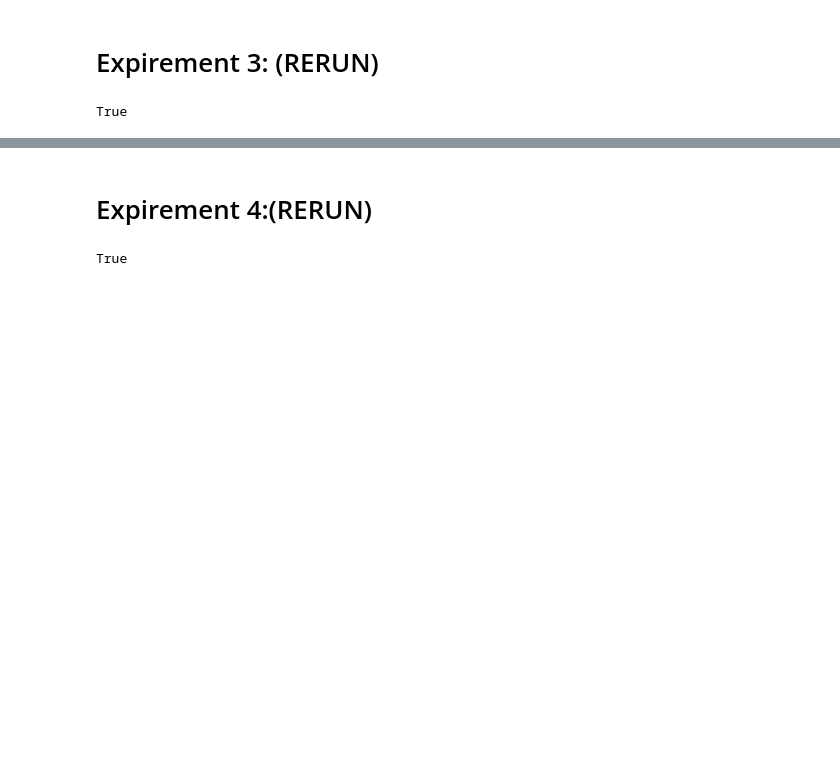
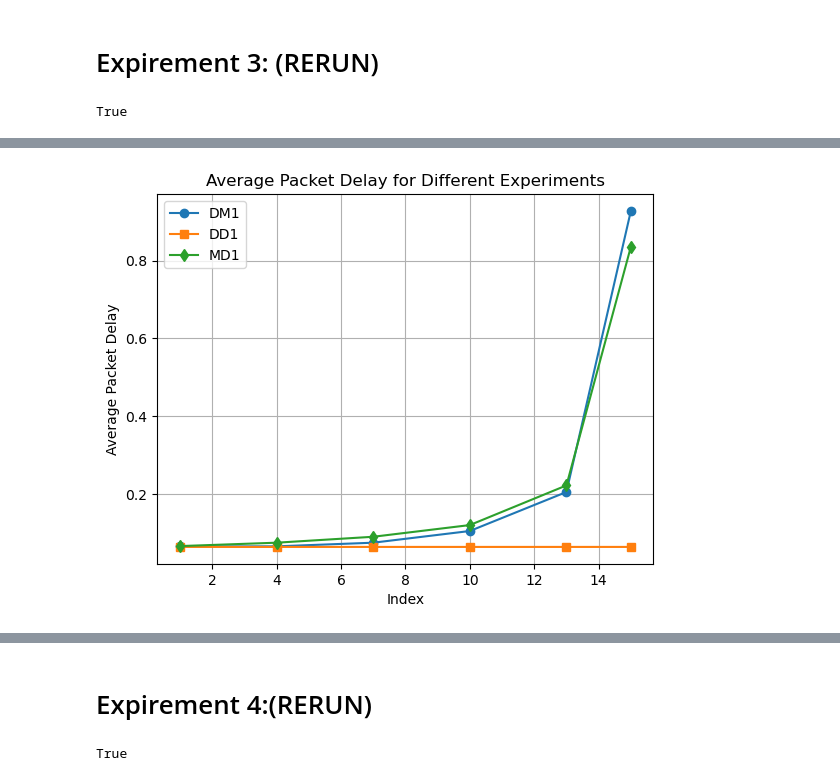
Before and after one commit to amantham20/Project2-ECE-842, a Jupyter notebook: Project2.ipynb, the cells around one changed output, grey strips where cells are left out. Saved outputs shown, nothing was run; the diff lists cells and outputs as text; code cells hidden in the pictures; blank space fills up the shorter version.

```diff
--- a/Project2.ipynb
+++ b/Project2.ipynb
@@ -204,0 +333,14 @@ True
+# %%
+# Plot the data for Average Packet Delay
+plt.plot(df_experiment3DM1.index, df_experiment3DM1['Average Packet Delay'], label='DM1', marker='o')
+plt.plot(df_experiment3DD1.index, df_experiment3DD1['Average Packet Delay'], label='DD1', marker='s')
+plt.plot(df_experiment3MD1.index, df_experiment3MD1['Average Packet Delay'], label='MD1', marker='d')
+
+plt.xlabel('Index')
+plt.ylabel('Average Packet Delay')
+plt.title('Average Packet Delay for Different Experiments')
+plt.legend()
+plt.grid(True)
+plt.show()
+# %% [output]
+[figure, added]
```
Also changed, not shown: parts of 27 cells of this notebook, 5 other files.
